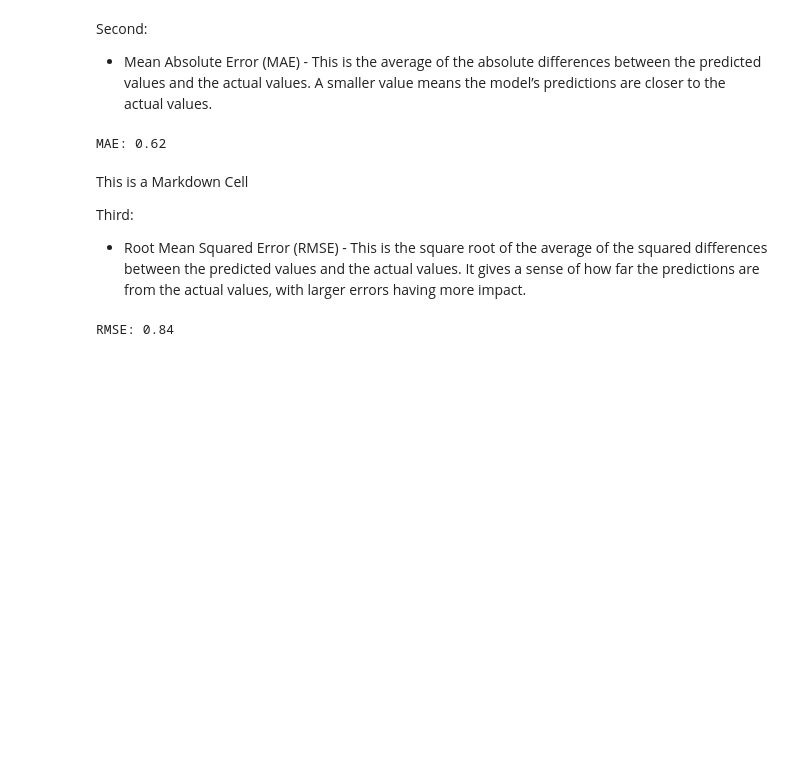
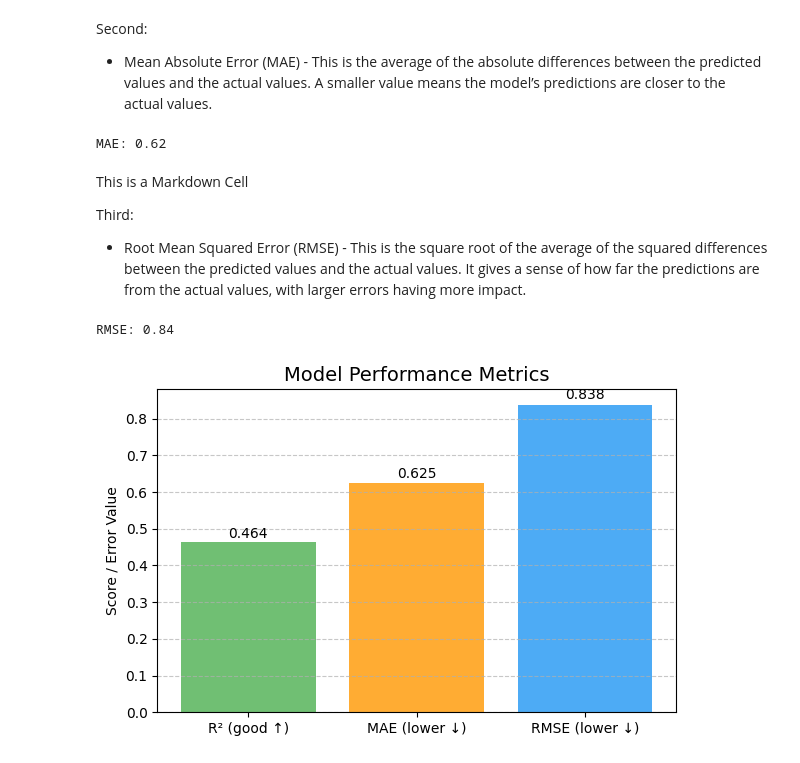
Before and after one commit to BethSpornitz/ml01, a Jupyter notebook: notebooks/project01/ml01.ipynb, the cells around one changed output. Saved outputs shown, nothing was run; the diff lists cells and outputs as text; code cells hidden in the pictures; blank space fills up the shorter version.

```diff
--- a/notebooks/project01/ml01.ipynb
+++ b/notebooks/project01/ml01.ipynb
@@ -293,3 +293,29 @@ rmse = np.sqrt(mean_squared_error(y_test, y_pred))
 print(f'RMSE: {rmse:.2f}')
 # %% [output]
 RMSE: 0.84
+# %%
+import matplotlib.pyplot as plt
+
+# Create a dictionary of metrics
+metrics = {
+    "R² (good ↑)": r2,
+    "MAE (lower ↓)": mae,
+    "RMSE (lower ↓)": rmse
+}
+
+# Create a bar chart
+plt.figure(figsize=(6, 4))
+bars = plt.bar(metrics.keys(), metrics.values(), color=["#4CAF50", "#FF9800", "#2196F3"], alpha=0.8)
+plt.title("Model Performance Metrics", fontsize=14)
+plt.ylabel("Score / Error Value")
+plt.grid(axis="y", linestyle="--", alpha=0.7)
+
+# Add text labels above each bar
+for bar in bars:
+    height = bar.get_height()
+    plt.text(bar.get_x() + bar.get_width()/2, height * 1.02, f"{height:.3f}", ha="center", fontsize=10)
+
+plt.tight_layout()
+plt.show()
+# %% [output]
+[figure, added]
```
Also changed, not shown: parts of 1 cell of this notebook.
